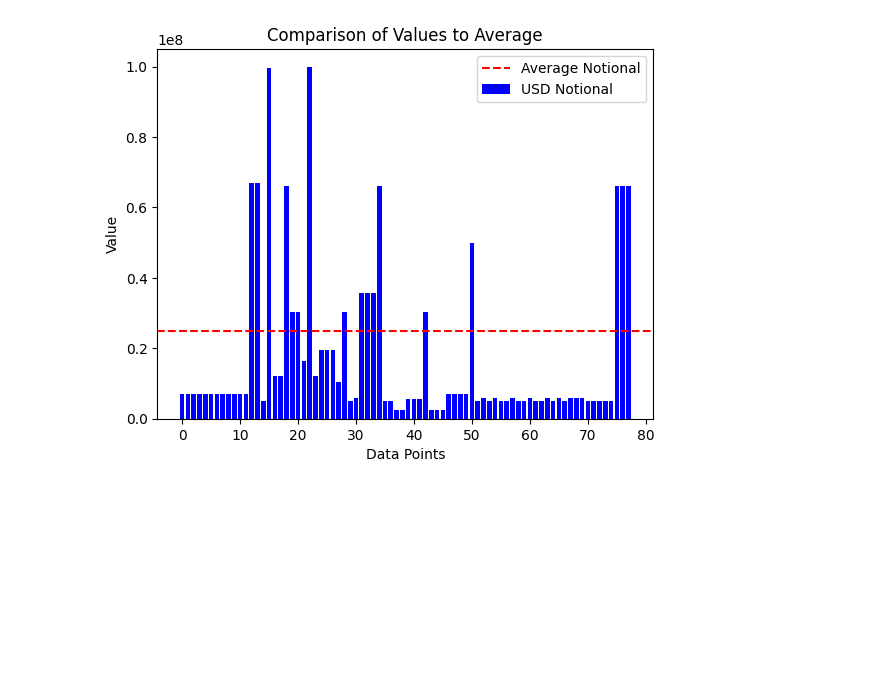
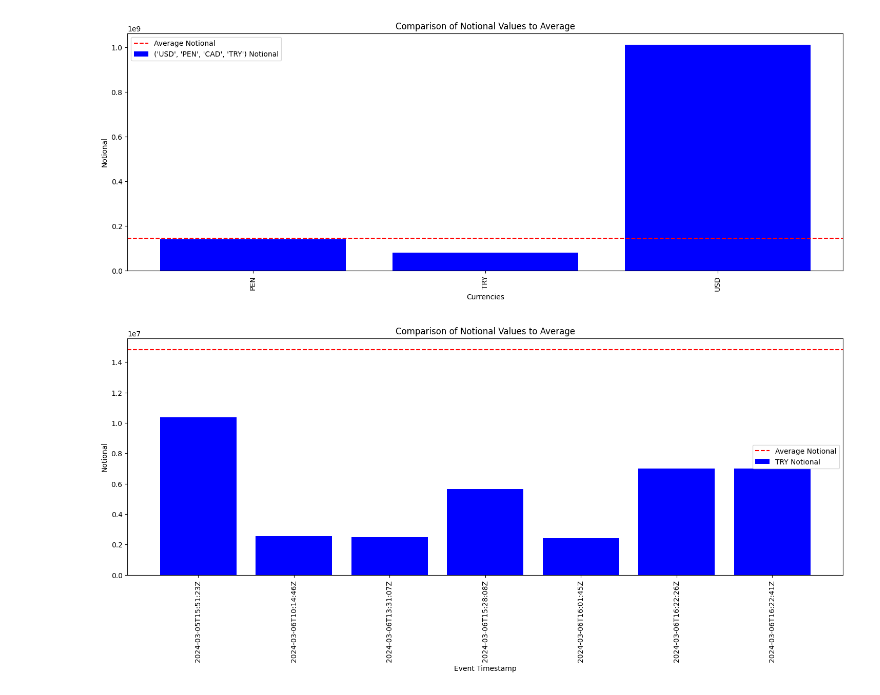
Before and after one commit to Mehedi24434/sdrpy, a Jupyter notebook: test.ipynb, the cells around one changed output. Drawn from its saved outputs; the diff is of its cells as text; code cells hidden in the pictures; blank space fills up the shorter version.

Commit message:
updated for multiple currencies, and currency conversion issues

```diff
--- a/test.ipynb
+++ b/test.ipynb
@@ -20,6 +1,6 @@ df
 # %%
 from sdrpy.data.data_module import get_data
-df=get_data(product="xccy",product_type="FixedFloat",date_range="-15d")
+df=get_data(product="xccy",product_type="FixedFloat",date_range="-3d")
 df
 # %% [output]
 |  | _id | Dissemination Identifier | Original Dissemination Identifier | Action type | Event type | Event timestamp | ... |
@@ -38,6 +19,6 @@ df
 # %%
 from sdrpy.filters.filter_functions import get_trades
-df1 =  get_trades (product="xccy",product_type="FixedFloat",date_range="-3d")
+df1 =  get_trades (df, product="xccy",product_type="FixedFloat",date_range="-2d",currency="USD")
 df1
 # %% [output]
 InterestRate:CrossCurrency:FixedFloat
@@ -62,5 +52,9 @@ array(['USD', 'CLF', 'CLP', 'JPY', 'CNY', 'GBP'], dtype=object)
 # %%
-from sdrpy.filters.filter_functions import plot_notional_comparison
-plot_notional_comparison(df1,'USD')
+from sdrpy.plotting.plot import plot_notional_comparison
+plot_notional_comparison(df1,currencies=("USD","PEN","CAD","TRY"))
 # %% [output]
-[figure, old version]
+[figure, new version]
+# %%
+plot_notional_comparison(df1,currency="TRY")
+# %% [output]
+[figure, added]
```
Also changed, not shown: parts of 7 cells of this notebook, 8 other files.
